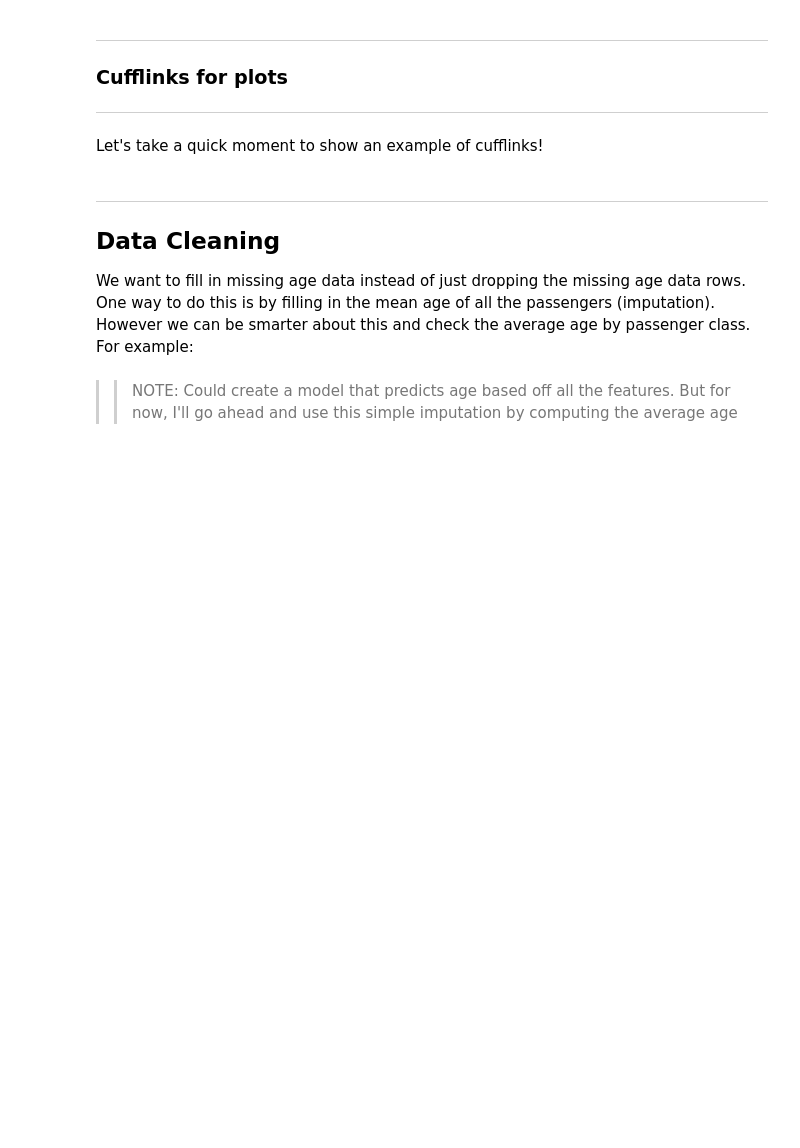
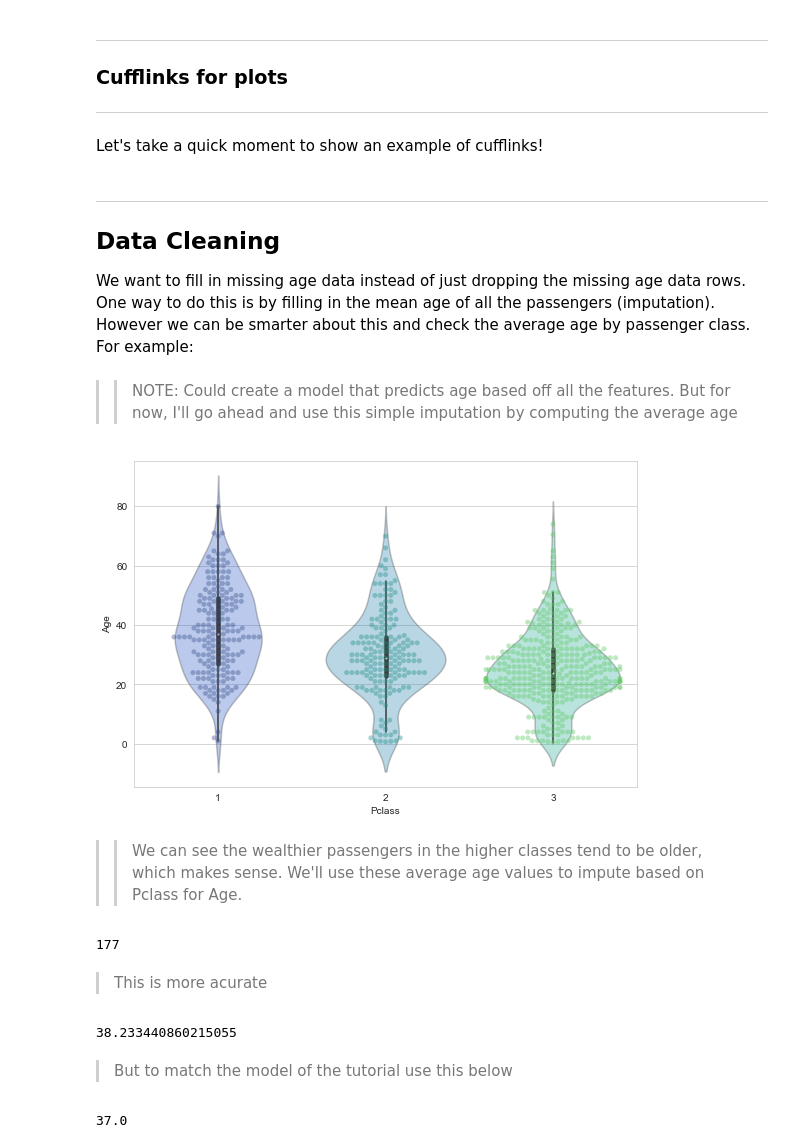
Before and after one commit to kevinprinsloo/My_Machine_Learning_Notebooks, a Jupyter notebook: Logistic_Regression/Titanic_Notes.ipynb, the cells around one changed output. Drawn from its saved outputs; the diff is of its cells as text; code cells hidden in the pictures; blank space fills up the shorter version.

```diff
--- a/Logistic_Regression/Titanic_Notes.ipynb
+++ b/Logistic_Regression/Titanic_Notes.ipynb
@@ -179,3 +192,33 @@ We want to fill in missing age data instead of just dropping the missing age dat
 However we can be smarter about this and check the average age by passenger class. For example:
 # %% [markdown]
 >> NOTE: Could create a model that predicts age based off all the features. But for now, I'll go ahead and use this simple imputation by computing the average age
+# %%
+plt.figure(figsize=(9, 6))
+sns.set_style('whitegrid')
+#ax = sns.boxplot(x='Pclass', y='Age',data=train, notch=True)
+ax = sns.violinplot(x='Pclass', y='Age',data=train, palette='winter')
+for violin, alpha in zip(ax.collections[::2], [0.3,0.3,0.3]):
+    violin.set_alpha(alpha)
+
+ax = sns.swarmplot(x='Pclass', y='Age',data=train, alpha = 0.4, palette='viridis',dodge=True)
+# %% [output]
+[figure, added]
+# %% [markdown]
+>> We can see the wealthier passengers in the higher classes tend to be older, which makes sense. We'll use these average age values to impute based on Pclass for Age.
+# %%
+print(train['Age'].isnull().sum())
+#print(nanage)
+# %% [output]
+177
+# %% [markdown]
+> This is more acurate
+# %%
+train.groupby('Pclass')['Age'].mean().round(0).loc[1]
+# %% [output]
+38.233440860215055
+# %% [markdown]
+> But to match the model of the tutorial use this below
+# %%
+train.groupby('Pclass')['Age'].describe().iloc[0]['50%']
+# %% [output]
+37.0
```
Also changed, not shown: parts of 57 cells of this notebook.
